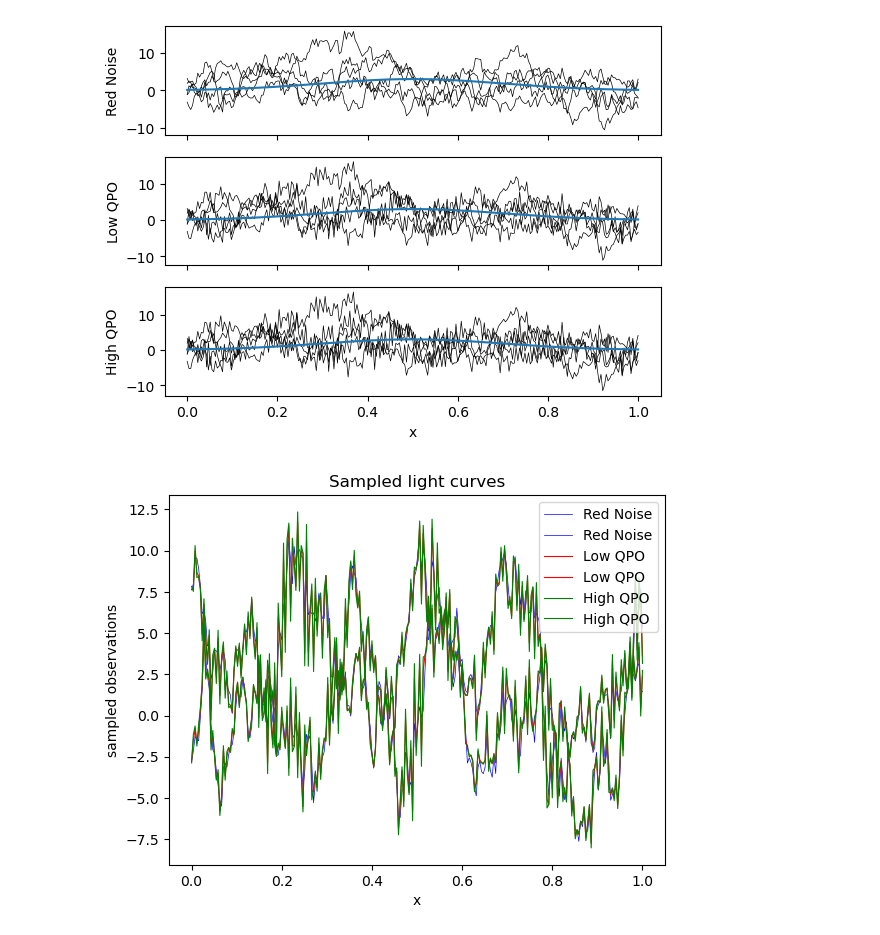
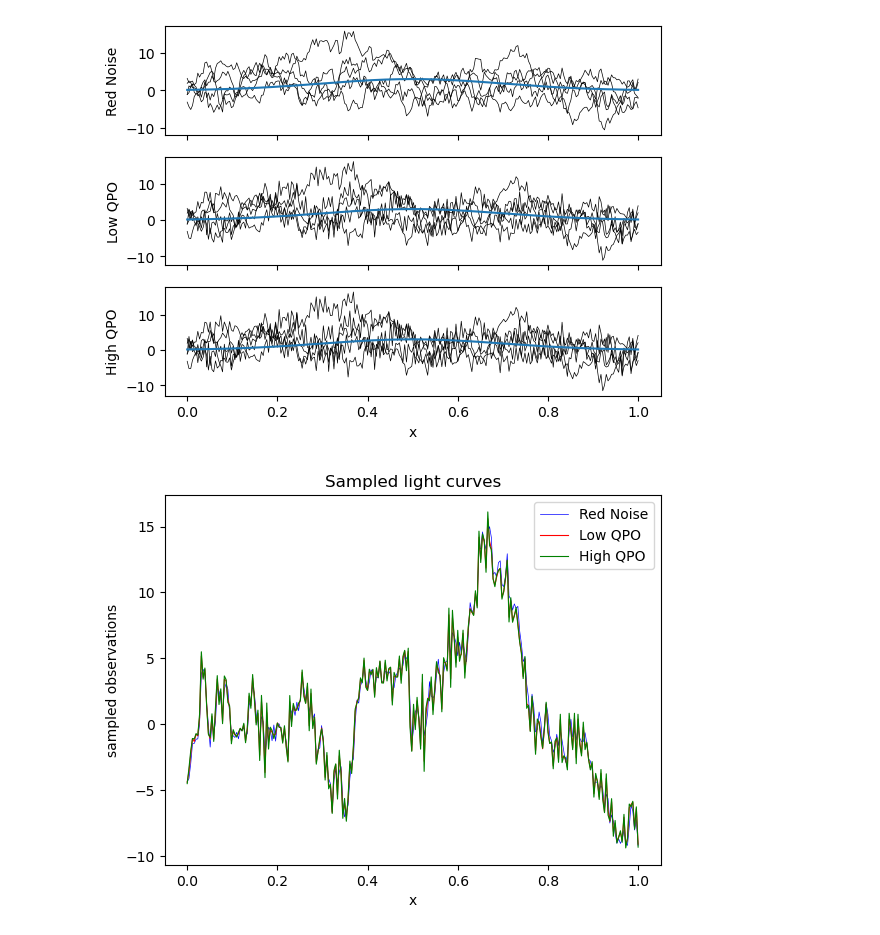
Before and after one commit to Gaurav17Joshi/ProofOfConcept, a Jupyter notebook: Simulated_data.ipynb, the cells around one changed output. Drawn from its saved outputs; the diff is of its cells as text; code cells hidden in the pictures.

```diff
--- a/Simulated_data.ipynb
+++ b/Simulated_data.ipynb
@@ -186,18 +186,18 @@ ax.set_xlabel("x")
 Text(0.5, 0, 'x')
 [figure]
 # %%
-rngp_sample2   =  rngp.sample(jax.random.PRNGKey(4), shape=(2,))
-lqpogp_sample2 = lqpop.sample(jax.random.PRNGKey(4), shape=(2,))
-hqpogp_sample2 = hqpop.sample(jax.random.PRNGKey(4), shape=(2,))
+rngp_sample2   =  rngp.sample(jax.random.PRNGKey(4), shape=(1,))
+lqpogp_sample2 = lqpop.sample(jax.random.PRNGKey(4), shape=(1,))
+hqpogp_sample2 = hqpop.sample(jax.random.PRNGKey(4), shape=(1,))
 
 plt.plot(times, rngp_sample2.T, lw=0.5,color = "b" ,label = "Red Noise")
 plt.plot(times, lqpogp_sample2.T, lw=0.8, color = "r", label = "Low QPO")
 plt.plot(times, hqpogp_sample2.T, lw=0.8, color = "g", label = "High QPO")
 plt.xlabel("x")
 plt.ylabel("sampled observations")
 plt.legend()
 _ = plt.title("Sampled light curves")
 
 # Why so similar, what about -ve elements?
 # %% [output]
-[figure, old version]
+[figure, new version]
```
